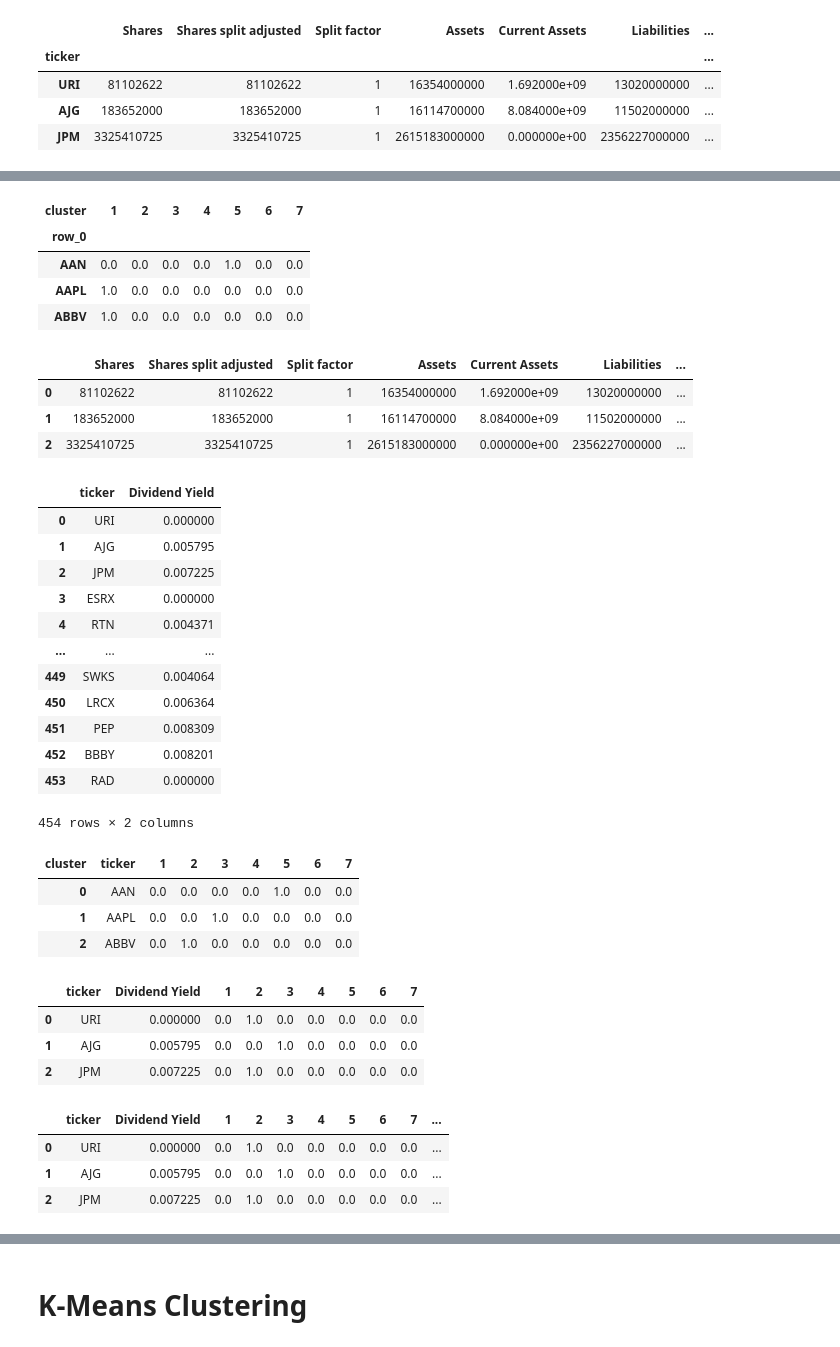
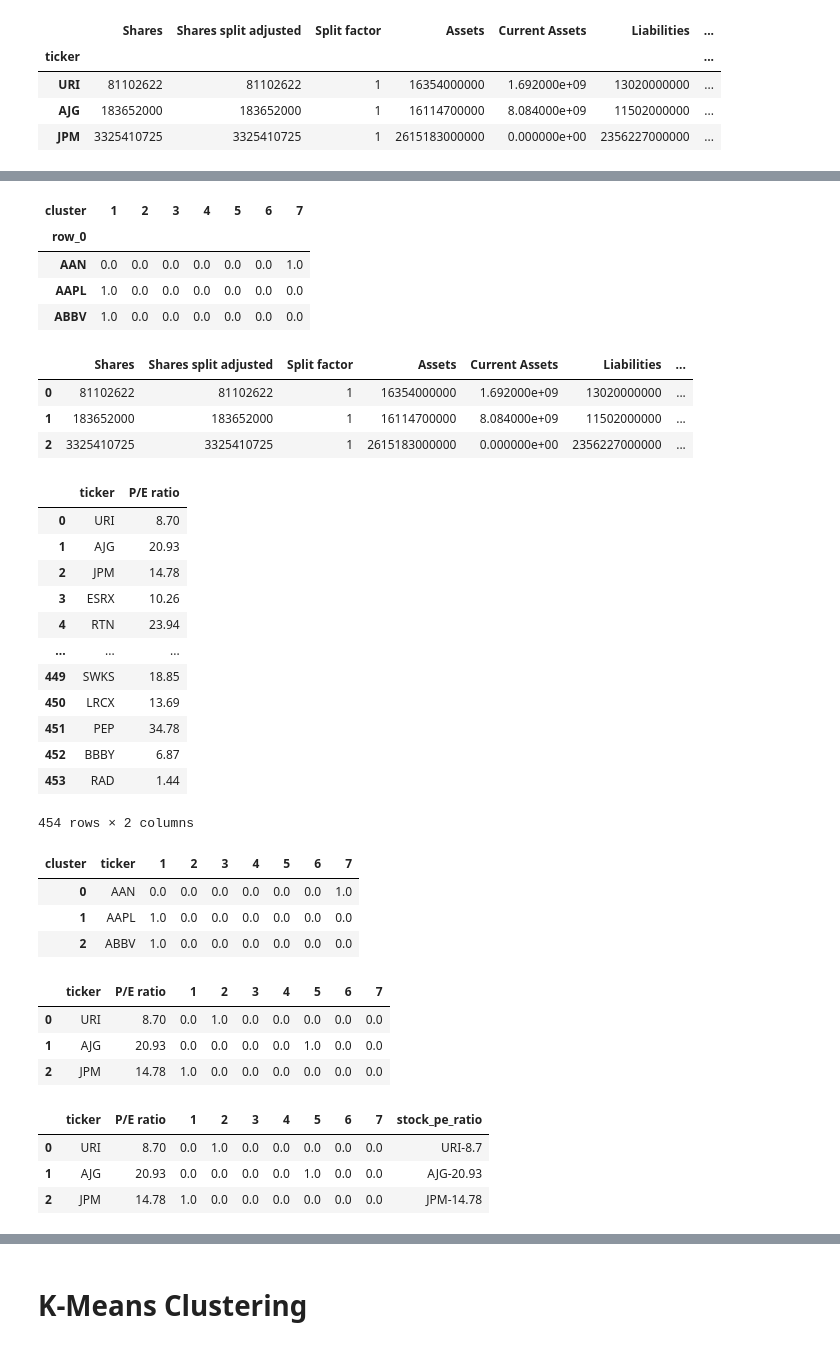
Before and after one commit to ruchikav95/Stock-Market-Analysis-, a Jupyter notebook: Individual_Assignment_BA820.ipynb, the cells around one changed output, grey strips where cells are left out. Saved outputs shown, nothing was run; the diff lists cells and outputs as text; code cells hidden in the pictures.

```diff
--- a/Individual_Assignment_BA820.ipynb
+++ b/Individual_Assignment_BA820.ipynb
@@ -337,0 +347,25 @@ df_2018['Current-Highest Price Ratio'] = df_2018['Price']/df_2018['Price high']
+# %%
+#removing outliers only for Price
+df_clean = df_2018.copy()
+# columns_list = ['Shares', 'Shares split adjusted', 'Split factor',
+#        'Assets', 'Current Assets', 'Liabilities', 'Current Liabilities',
+#        'Shareholders equity', 'Non-controlling interest', 'Preferred equity',
+#        'Goodwill & intangibles', 'Long-term debt', 'Revenue', 'Earnings',
+#        'Earnings available for common stockholders', 'EPS basic',
+#        'EPS diluted', 'Dividend per share', 'Cash from operating activities',
+#        'Cash from investing activities', 'Cash from financing activities',
+#        'Cash change during period', 'Cash at end of period',
+#        'Capital expenditures', 'Price', 'Price high', 'Price low', 'ROE',
+#        'ROA', 'Book value of equity per share', 'P/B ratio', 'P/E ratio',
+#        'Cumulative dividends per share', 'Dividend payout ratio',
+#        'Long-term debt to equity ratio', 'Equity to assets ratio',
+#        'Net margin', 'Asset turnover', 'Free cash flow per share',
+#        'Current ratio']
+
+columns_list = ['Price','P/B ratio','P/E ratio','ROE','Dividend Yield']
+df_clean.describe()
+
+for i in columns_list:
+  print(i)
+  df_clean = df_clean[(df_clean[i] < np.percentile(df_clean[i],99.5)) & (df_clean[i] > np.percentile(df_clean[i], 1))]
+  print(df_clean[i].describe())
@@ -338,4 +396,4 @@ df_2018['Current-Highest Price Ratio'] = df_2018['Price']/df_2018['Price high']
 # %%
-stock = df_2018.copy()
+stock = df_clean.copy()
 # %%
 stock_num = stock.select_dtypes('number')
@@ -507,7 +551,7 @@ stock_cluster.head(3)
 # %% [output]
 | cluster | 1 | 2 | 3 | 4 | 5 | 6 | 7 |
 | row_0 |  |  |  |  |  |  |  |
-| AAN | 0.0 | 0.0 | 0.0 | 0.0 | 1.0 | 0.0 | 0.0 |
+| AAN | 0.0 | 0.0 | 0.0 | 0.0 | 0.0 | 0.0 | 1.0 |
 | AAPL | 1.0 | 0.0 | 0.0 | 0.0 | 0.0 | 0.0 | 0.0 |
 | ABBV | 1.0 | 0.0 | 0.0 | 0.0 | 0.0 | 0.0 | 0.0 |
 # %%
@@ -521,48 +565,48 @@ stock1.head(3)
 | 1 | 183652000 | 183652000 | 1 | 16114700000 | 8.084000e+09 | 11502000000 | ... |
 | 2 | 3325410725 | 3325410725 | 1 | 2615183000000 | 0.000000e+00 | 2356227000000 | ... |
 # %%
-stock_group = stock1.loc[:, ["ticker", "Dividend Yield"]]
+stock_group = stock1.loc[:, ["ticker", "P/E ratio"]]
 stock_group
 # %% [output]
-|  | ticker | Dividend Yield |
-| 0 | URI | 0.000000 |
-| 1 | AJG | 0.005795 |
-| 2 | JPM | 0.007225 |
-| 3 | ESRX | 0.000000 |
-| 4 | RTN | 0.004371 |
+|  | ticker | P/E ratio |
+| 0 | URI | 8.70 |
+| 1 | AJG | 20.93 |
+| 2 | JPM | 14.78 |
+| 3 | ESRX | 10.26 |
+| 4 | RTN | 23.94 |
 | ... | ... | ... |
-| 449 | SWKS | 0.004064 |
-| 450 | LRCX | 0.006364 |
-| 451 | PEP | 0.008309 |
-| 452 | BBBY | 0.008201 |
-| 453 | RAD | 0.000000 |
+| 449 | SWKS | 18.85 |
+| 450 | LRCX | 13.69 |
+| 451 | PEP | 34.78 |
+| 452 | BBBY | 6.87 |
+| 453 | RAD | 1.44 |
 454 rows × 2 columns
 # %%
 # now lets get the cluster profile aligned
-stock_cluster2 = team_cluster.reset_index(drop=False, inplace=False)
+stock_cluster2 = stock_cluster.reset_index(drop=False, inplace=False)
 stock_cluster2.rename(columns={'row_0':'ticker'}, inplace=True)
 stock_cluster2.head(3)
 # %% [output]
 | cluster | ticker | 1 | 2 | 3 | 4 | 5 | 6 | 7 |
-| 0 | AAN | 0.0 | 0.0 | 0.0 | 0.0 | 1.0 | 0.0 | 0.0 |
-| 1 | AAPL | 0.0 | 0.0 | 1.0 | 0.0 | 0.0 | 0.0 | 0.0 |
-| 2 | ABBV | 0.0 | 1.0 | 0.0 | 0.0 | 0.0 | 0.0 | 0.0 |
+| 0 | AAN | 0.0 | 0.0 | 0.0 | 0.0 | 0.0 | 0.0 | 1.0 |
+| 1 | AAPL | 1.0 | 0.0 | 0.0 | 0.0 | 0.0 | 0.0 | 0.0 |
+| 2 | ABBV | 1.0 | 0.0 | 0.0 | 0.0 | 0.0 | 0.0 | 0.0 |
 # %%
 # finally append the data
 stock_profile = pd.merge(stock_group, stock_cluster2, how="inner")
 stock_profile.head(3)
 # %% [output]
-|  | ticker | Dividend Yield | 1 | 2 | 3 | 4 | 5 | 6 | 7 |
-| 0 | URI | 0.000000 | 0.0 | 1.0 | 0.0 | 0.0 | 0.0 | 0.0 | 0.0 |
-| 1 | AJG | 0.005795 | 0.0 | 0.0 | 1.0 | 0.0 | 0.0 | 0.0 | 0.0 |
-| 2 | JPM | 0.007225 | 0.0 | 1.0 | 0.0 | 0.0 | 0.0 | 0.0 | 0.0 |
+|  | ticker | P/E ratio | 1 | 2 | 3 | 4 | 5 | 6 | 7 |
+| 0 | URI | 8.70 | 0.0 | 1.0 | 0.0 | 0.0 | 0.0 | 0.0 | 0.0 |
+| 1 | AJG | 20.93 | 0.0 | 0.0 | 0.0 | 0.0 | 1.0 | 0.0 | 0.0 |
+| 2 | JPM | 14.78 | 1.0 | 0.0 | 0.0 | 0.0 | 0.0 | 0.0 | 0.0 |
 # %%
 # lets create a compounded key
-stock_profile['stock_dividend_yield'] = stock_profile.ticker + "-" + stock_profile['Dividend Yield'].astype('str')
+stock_profile['stock_pe_ratio'] = stock_profile.ticker + "-" + stock_profile['P/E ratio'].astype('str')
 
 stock_profile.head(3)
 # %% [output]
-|  | ticker | Dividend Yield | 1 | 2 | 3 | 4 | 5 | 6 | 7 | ... |
-| 0 | URI | 0.000000 | 0.0 | 1.0 | 0.0 | 0.0 | 0.0 | 0.0 | 0.0 | ... |
-| 1 | AJG | 0.005795 | 0.0 | 0.0 | 1.0 | 0.0 | 0.0 | 0.0 | 0.0 | ... |
-| 2 | JPM | 0.007225 | 0.0 | 1.0 | 0.0 | 0.0 | 0.0 | 0.0 | 0.0 | ... |
+|  | ticker | P/E ratio | 1 | 2 | 3 | 4 | 5 | 6 | 7 | stock_pe_ratio |
+| 0 | URI | 8.70 | 0.0 | 1.0 | 0.0 | 0.0 | 0.0 | 0.0 | 0.0 | URI-8.7 |
+| 1 | AJG | 20.93 | 0.0 | 0.0 | 0.0 | 0.0 | 1.0 | 0.0 | 0.0 | AJG-20.93 |
+| 2 | JPM | 14.78 | 1.0 | 0.0 | 0.0 | 0.0 | 0.0 | 0.0 | 0.0 | JPM-14.78 |
```
Also changed, not shown: parts of 65 cells of this notebook, 2 other files.
